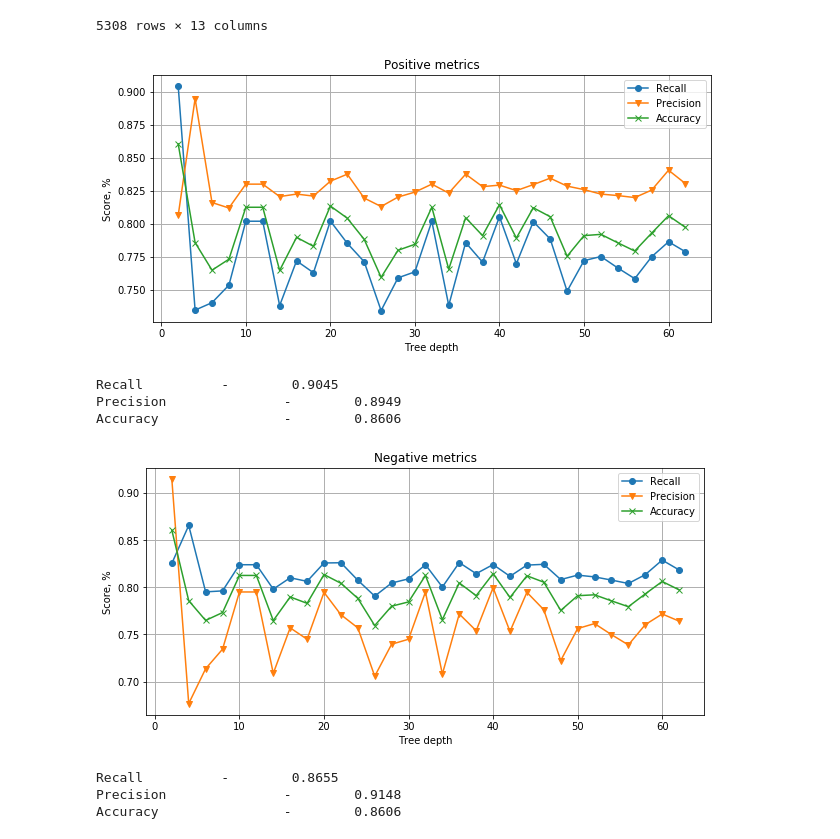
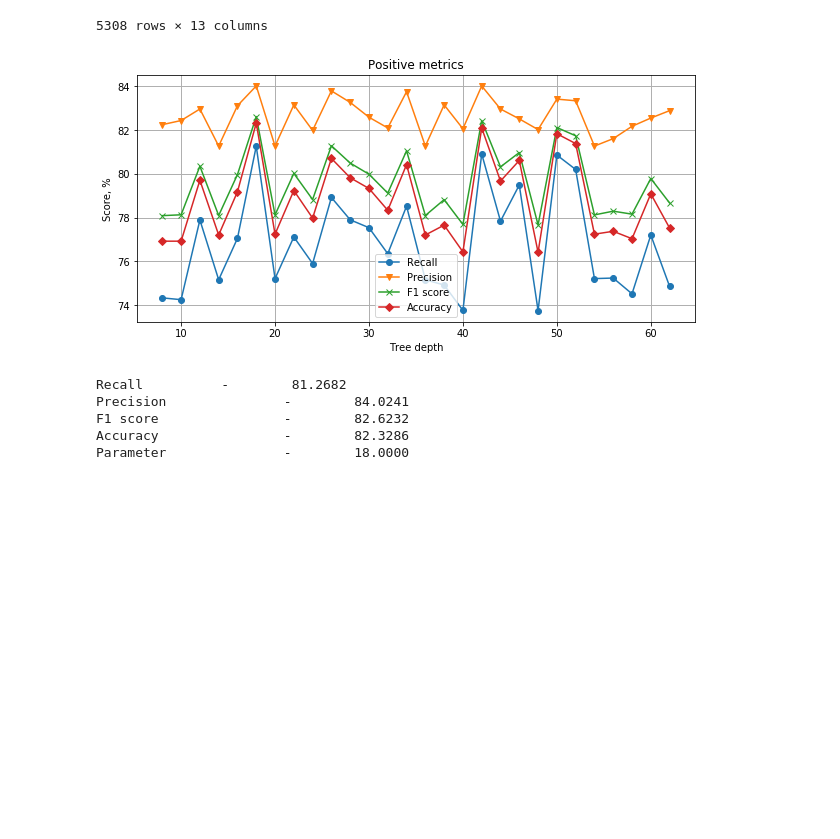
Before and after one commit to SemVan/PySignalClassifier, a Jupyter notebook: TreeSignalClassifier.ipynb, the cells around one changed output. Drawn from its saved outputs; the diff is of its cells as text; code cells hidden in the pictures; blank space fills up the shorter version.

Commit message:
best score searching

```diff
--- a/TreeSignalClassifier.ipynb
+++ b/TreeSignalClassifier.ipynb
@@ -67,18 +67,20 @@ def full_plot(mat, par, mat_lab):
     plt.title("Positive metrics")
     metrics = get_metrics(mat, 'positive')
     best_scores = get_best_scores(metrics)
+    best_scores['Parameter'] = par[best_scores['Parameter']]
     plot_metrics(metrics, par, mat_lab)
 
     print_scores(best_scores)
 
-    plt.figure(figsize = (10,10))
-    plt.subplot(2,1,2)
-    plt.title("Negative metrics")
-    metrics = get_metrics(mat, 'negative')
-    best_scores = get_best_scores(metrics)
-    plot_metrics(metrics, par, mat_lab)
+#     plt.figure(figsize = (10,10))
+#     plt.subplot(2,1,2)
+#     plt.title("Negative metrics")
+#     metrics = get_metrics(mat, 'negative')
+#     best_scores = get_best_scores(metrics)
+#     best_scores['Parameter'] = par[best_scores['Parameter']]
+#     plot_metrics(metrics, par, mat_lab)
 
-    print_scores(best_scores)
+#     print_scores(best_scores)
     return best_scores
 
 def print_scores(scor):
@@ -93,9 +95,9 @@ def get_metrics(matrix_seq, cl):
     true_pos = np.asarray(list(mat[1][1] for mat in matrix_seq))
 
     if cl == 'positive':
-        accuracy = (true_pos+true_neg)/(true_pos+true_neg+false_pos+false_neg)
-        precision = true_pos/np.add(true_pos, false_pos)
-        recall = true_pos/(true_pos + false_neg)
+        accuracy = 100*(true_pos+true_neg)/(true_pos+true_neg+false_pos+false_neg)
+        precision = 100*true_pos/np.add(true_pos, false_pos)
+        recall = 100*true_pos/(true_pos + false_neg)
         FM = ((true_pos/(true_pos + false_pos))*(true_pos/(true_pos+false_neg)))**(1/2)
         F1score = 2*precision*recall/(precision+recall)
     elif cl == 'negative':
@@ -108,15 +110,17 @@ def get_metrics(matrix_seq, cl):
     metr = dict()
     metr['Recall'] = recall
     metr['Precision'] = precision
-#     metr['F1 score'] = F1score
+    metr['F1 score'] = F1score
 #     metr['Folwkes-Mallows'] = FM
     metr['Accuracy'] = accuracy
     return metr
 
 def get_best_scores(metr):
     best_sc = dict()
+    max_ind = np.argmax(metr['F1 score'])
     for key in metr:
-        best_sc[key] = np.max(metr[key])
+        best_sc[key] = metr[key][max_ind]
+    best_sc["Parameter"] = max_ind
     return best_sc
 # %%
 df = pd.read_csv('total_data_mining_vid.csv')
@@ -174,30 +178,28 @@ df_ver.sample(frac=1).reset_index(drop=True)
 # %%
 features = ['central_freq', 'central_freq_amp', 'peak_count', 'peak_SD', 'peak_matters_SD', 'peak_matters_Int','sig_SD','sig_mean', 'dixi', 'signal_peaks']
 scores = []
 conf_mat = []
 deps = []
 
-for i in range(2,64, 2):
+for i in range(8,64, 2):
     age_sal_tree = DecisionTreeClassifier(criterion='entropy', max_depth=i, max_features = len(features), random_state=None)
     age_sal_tree.fit(df_train[features].values, df_train['target'].values)
     scoreRes = age_sal_tree.score(df_ver[features].values, df_ver['target'].values)
     res_pred = age_sal_tree.predict(df_ver[features].values)
     scores.append(scoreRes*100)
     conf_mat.append(100*confusion_matrix(res_pred, df_ver['target'].values)/halfLength)
     deps.append(i)
 
 full_plot(conf_mat, deps, ['Tree depth', 'Score, %'])
 
 export_graphviz(age_sal_tree, out_file='tree.dot', precision=5)
 # %% [output]
-[figure, old version]
+[figure, new version]
-Recall          -        0.9045
-Precision               -        0.8949
-Accuracy                -        0.8606
+Recall          -        81.2682
+Precision               -        84.0241
+F1 score                -        82.6232
+Accuracy                -        82.3286
+Parameter               -        18.0000
-[figure, removed]
-Recall          -        0.8655
-Precision               -        0.9148
-Accuracy                -        0.8606
 # %%
 neis = []
 scores = []
```
Also changed, not shown: parts of 3 cells of this notebook.
